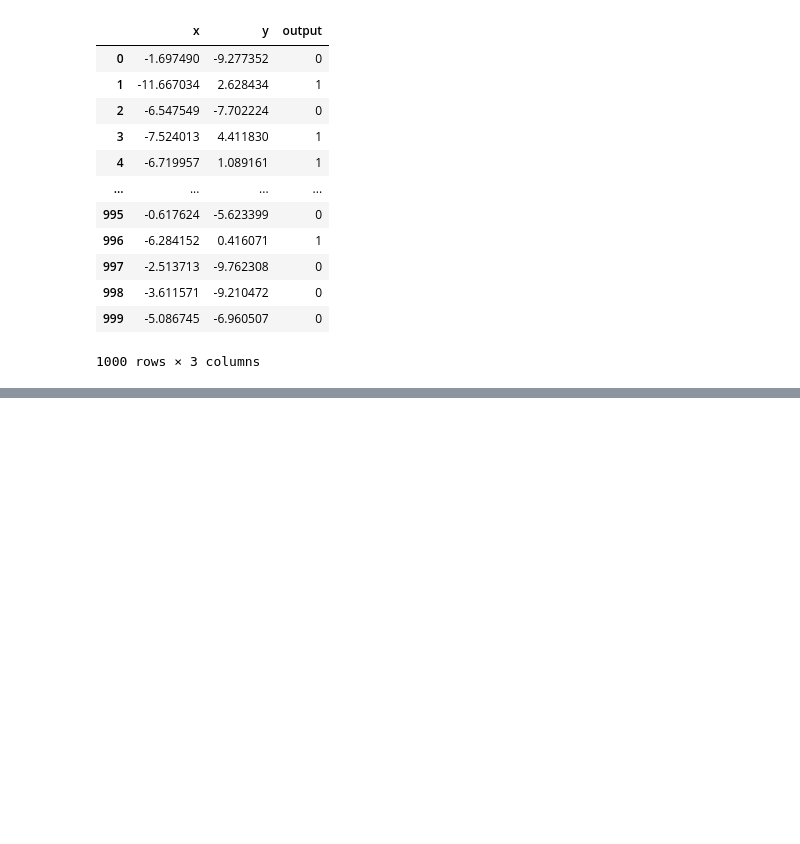
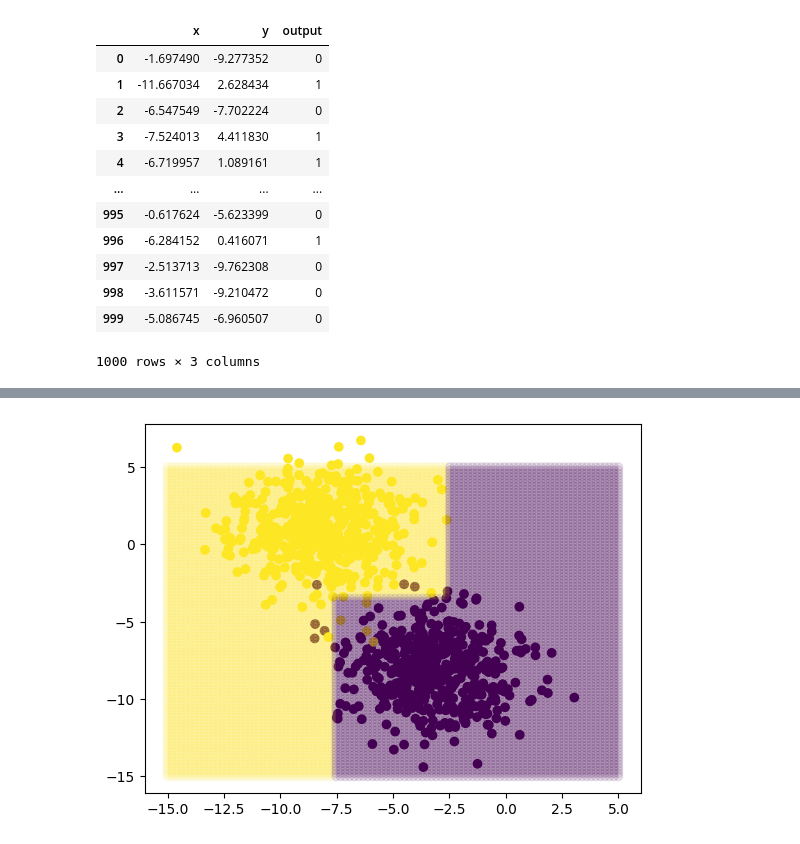
Before and after one commit to eanizainea/mlean2024_proyecto1, a Jupyter notebook: Código/4. Experimentos con modelos de clasificación.ipynb, the cells around one changed output, grey strips where cells are left out. Saved outputs shown, nothing was run; the diff lists cells and outputs as text; code cells hidden in the pictures; blank space fills up the shorter version.

Commit message:
[Arbol de decision]

```diff
--- a/Código/4. Experimentos con modelos de clasificación.ipynb
+++ b/Código/4. Experimentos con modelos de clasificación.ipynb
@@ -31,0 +80,11 @@ Dataset
+# %%
+from sklearn.tree import DecisionTreeClassifier
+
+model_arbol=DecisionTreeClassifier(max_depth=2)
+
+# Ajusto
+model_arbol.fit(Dataset[['x','y']],Dataset['output'])
+# Predecir
+y_pred=model_arbol.predict(Dataset[['x','y']])
+
+print(classification_report(y_true=Dataset['output'],y_pred=y_pred))
@@ -31,0 +100,17 @@ Dataset
+# %%
+import matplotlib.pyplot as plt
+import numpy as np
+
+todos_lo_puntos=[]
+
+for x_pun in np.linspace(-15,5,100):
+    for y_pun in np.linspace(-15,5,100):
+        todos_lo_puntos.append([x_pun,y_pun])
+todos_lo_puntos=np.array(todos_lo_puntos)
+y_pred_tod= model_arbol.predict(todos_lo_puntos)
+
+plt.scatter(Datos[0][:,0],Datos[0][:,1],c=Datos[1])
+plt.scatter(todos_lo_puntos[:,0],todos_lo_puntos[:,1],c=y_pred_tod,alpha=0.1)
+plt.show()
+# %% [output]
+[figure, added]
```
Also changed, not shown: parts of 5 cells of this notebook.
